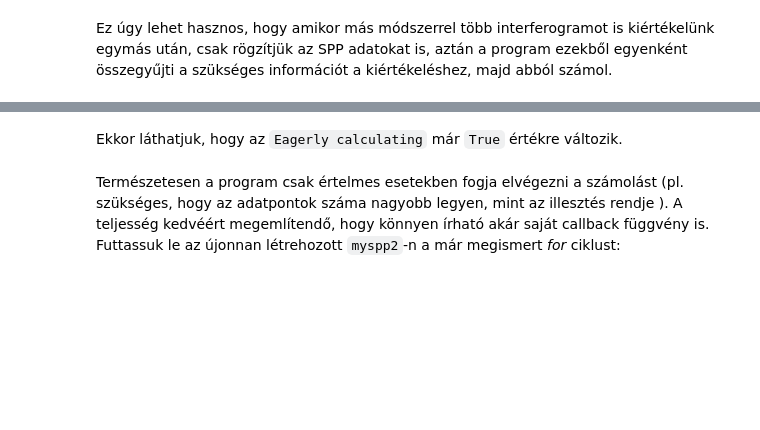
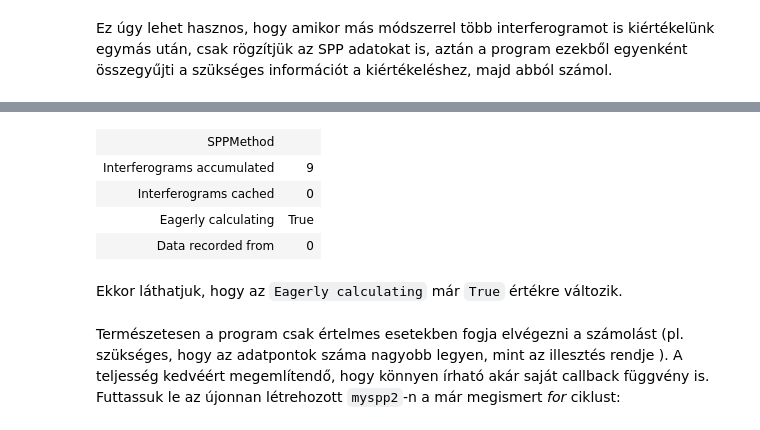
Before and after one commit to Ptrskay3/PySprint, a Jupyter notebook: doc/hu_spp.ipynb, the cells around one changed output, grey strips where cells are left out. Saved outputs shown, nothing was run; the diff lists cells and outputs as text; code cells hidden in the pictures; blank space fills up the shorter version.

Commit message:
doc refresh, spp phase integration, eager_executor log writer

```diff
--- a/doc/hu_spp.ipynb
+++ b/doc/hu_spp.ipynb
@@ -257,8 +262,16 @@ myspp2 = ps.SPPMethod(
     sep=",",
     skiprows=0,
     meta_len=0,
-    callback=eager_executor(reference_point=2, order=3)
+    callback=eager_executor(reference_point=2, order=3, logfile="mylog.log", verbosity=1)
 )
+# %%
+myspp2
+# %% [output]
+| SPPMethod |  |
+| Interferograms accumulated | 9 |
+| Interferograms cached | 0 |
+| Eagerly calculating | True |
+| Data recorded from | 0 |
 # %% [markdown]
 Ekkor láthatjuk, hogy az `Eagerly calculating` már `True` értékre változik.
 # %% [markdown]
```
Also changed, not shown: parts of 17 cells of this notebook, 13 other files.
